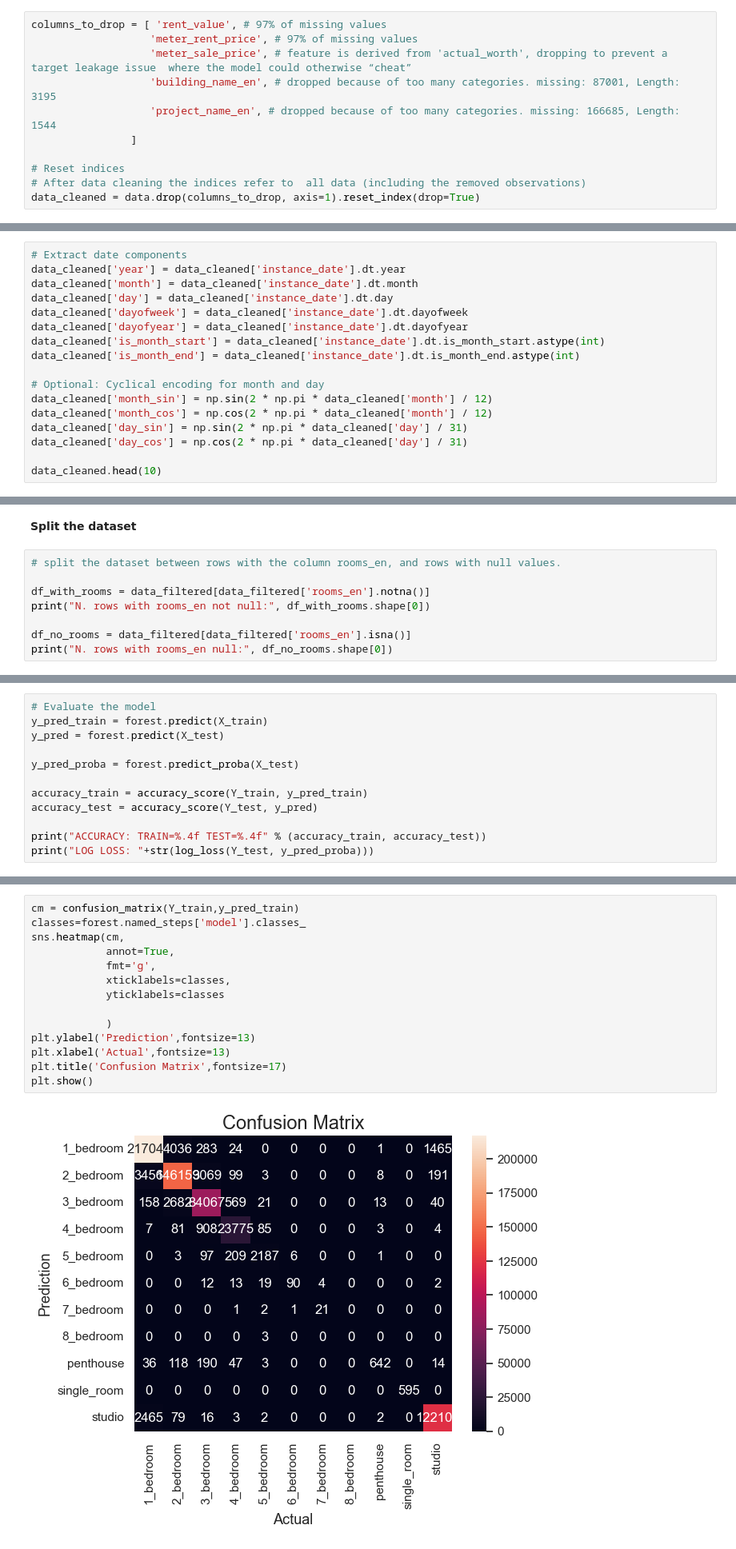
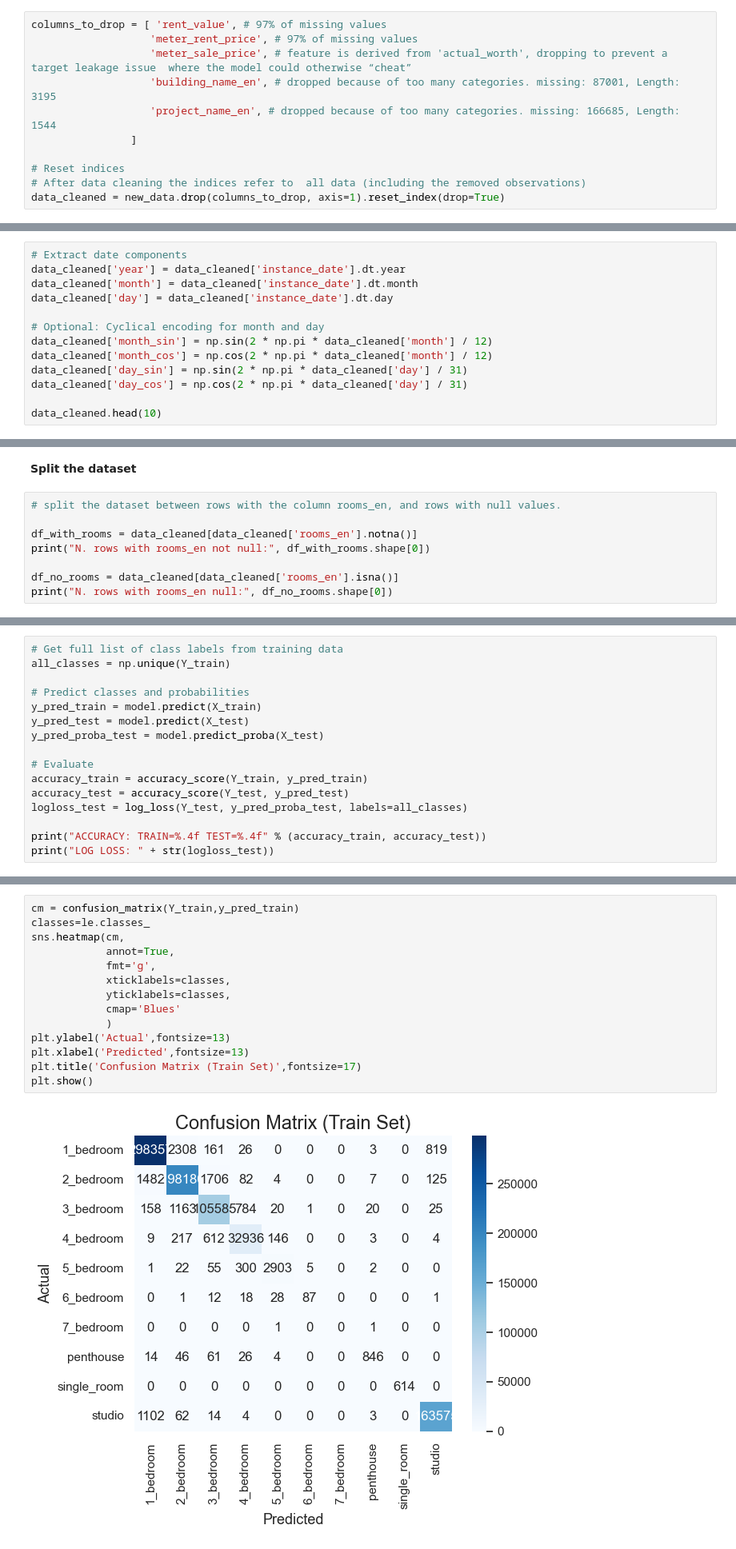
Before and after one commit to ssuljo/dld_transactions_analytics, a Jupyter notebook: data_preparation.ipynb, the cells around one changed output, grey strips where cells are left out. Shown at 80% size. Drawn from its saved outputs; the diff is of its cells as text.

```diff
--- a/data_preparation.ipynb
+++ b/data_preparation.ipynb
@@ -543,7 +623,7 @@ columns_to_drop = [ 'rent_value', # 97% of missing values
 
 # Reset indices
 # After data cleaning the indices refer to  all data (including the removed observations)
-data_cleaned = data.drop(columns_to_drop, axis=1).reset_index(drop=True)
+data_cleaned = new_data.drop(columns_to_drop, axis=1).reset_index(drop=True)
 # %%
 print(data_cleaned.shape)
 data_cleaned.info()
@@ -574,10 +654,6 @@ memory usage: 78.6+ MB
 data_cleaned['year'] = data_cleaned['instance_date'].dt.year
 data_cleaned['month'] = data_cleaned['instance_date'].dt.month
 data_cleaned['day'] = data_cleaned['instance_date'].dt.day
-data_cleaned['dayofweek'] = data_cleaned['instance_date'].dt.dayofweek
-data_cleaned['dayofyear'] = data_cleaned['instance_date'].dt.dayofyear
-data_cleaned['is_month_start'] = data_cleaned['instance_date'].dt.is_month_start.astype(int)
-data_cleaned['is_month_end'] = data_cleaned['instance_date'].dt.is_month_end.astype(int)
 
 # Optional: Cyclical encoding for month and day
 data_cleaned['month_sin'] = np.sin(2 * np.pi * data_cleaned['month'] / 12)
@@ -676,9 +720,9 @@ preprocessor = ColumnTransformer(
 # %%
 # split the dataset between rows with the column rooms_en, and rows with null values.
 
-df_with_rooms = data_filtered[data_filtered['rooms_en'].notna()]
+df_with_rooms = data_cleaned[data_cleaned['rooms_en'].notna()]
 print("N. rows with rooms_en not null:", df_with_rooms.shape[0])
 
-df_no_rooms = data_filtered[data_filtered['rooms_en'].isna()]
+df_no_rooms = data_cleaned[data_cleaned['rooms_en'].isna()]
 print("N. rows with rooms_en null:", df_no_rooms.shape[0])
 # %% [output]
@@ -751,13 +769,17 @@ Pipeline(steps=[('preprocessor',
 # %%
-# Evaluate the model
-y_pred_train = forest.predict(X_train)
-y_pred = forest.predict(X_test)
+# Get full list of class labels from training data
+all_classes = np.unique(Y_train)
 
-y_pred_proba = forest.predict_proba(X_test)
+# Predict classes and probabilities
+y_pred_train = model.predict(X_train)
+y_pred_test = model.predict(X_test)
+y_pred_proba_test = model.predict_proba(X_test)
 
+# Evaluate
 accuracy_train = accuracy_score(Y_train, y_pred_train)
-accuracy_test = accuracy_score(Y_test, y_pred)
+accuracy_test = accuracy_score(Y_test, y_pred_test)
+logloss_test = log_loss(Y_test, y_pred_proba_test, labels=all_classes)
 
 print("ACCURACY: TRAIN=%.4f TEST=%.4f" % (accuracy_train, accuracy_test))
-print("LOG LOSS: "+str(log_loss(Y_test, y_pred_proba)))
+print("LOG LOSS: " + str(logloss_test))
 # %% [output]
@@ -772,19 +788,19 @@ LOG LOSS: 0.1403890119481042
 # %%
 cm = confusion_matrix(Y_train,y_pred_train)
-classes=forest.named_steps['model'].classes_
+classes=le.classes_
 sns.heatmap(cm,
             annot=True,
             fmt='g',
             xticklabels=classes,
-            yticklabels=classes
-
+            yticklabels=classes,
+            cmap='Blues'
             )
-plt.ylabel('Prediction',fontsize=13)
-plt.xlabel('Actual',fontsize=13)
-plt.title('Confusion Matrix',fontsize=17)
+plt.ylabel('Actual',fontsize=13)
+plt.xlabel('Predicted',fontsize=13)
+plt.title('Confusion Matrix (Train Set)',fontsize=17)
 plt.show()
 # %% [output]
-[figure, old version]
+[figure, new version]
 # %%
 print(classification_report(Y_train,y_pred_train, zero_division=0))
 # %% [output]
```
Also changed, not shown: parts of 71 cells of this notebook, 6 other files.
